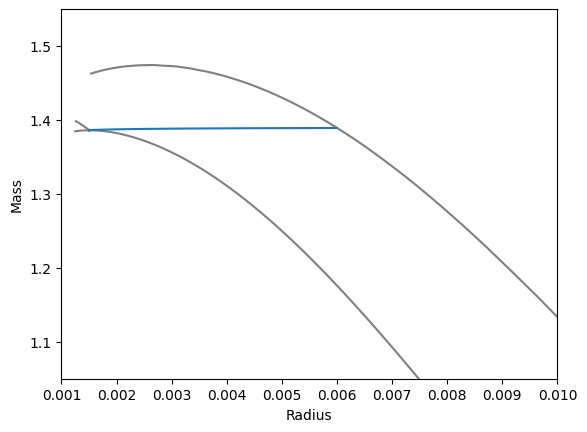
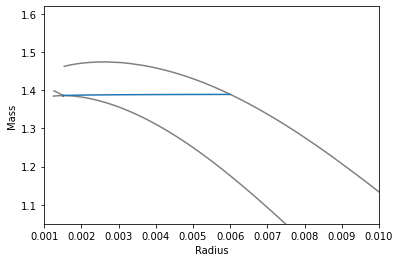
Unified diff of the notebook cell whose output changed from the first chart to the second:
--- before
+++ after
@@ -9,4 +9,4 @@
 plt.ylabel("Mass")
 
-plt.ylim(1.05,1.55)
+plt.ylim(1.05,1.62)
 plt.xlim(0.001,0.01)

Commit: new